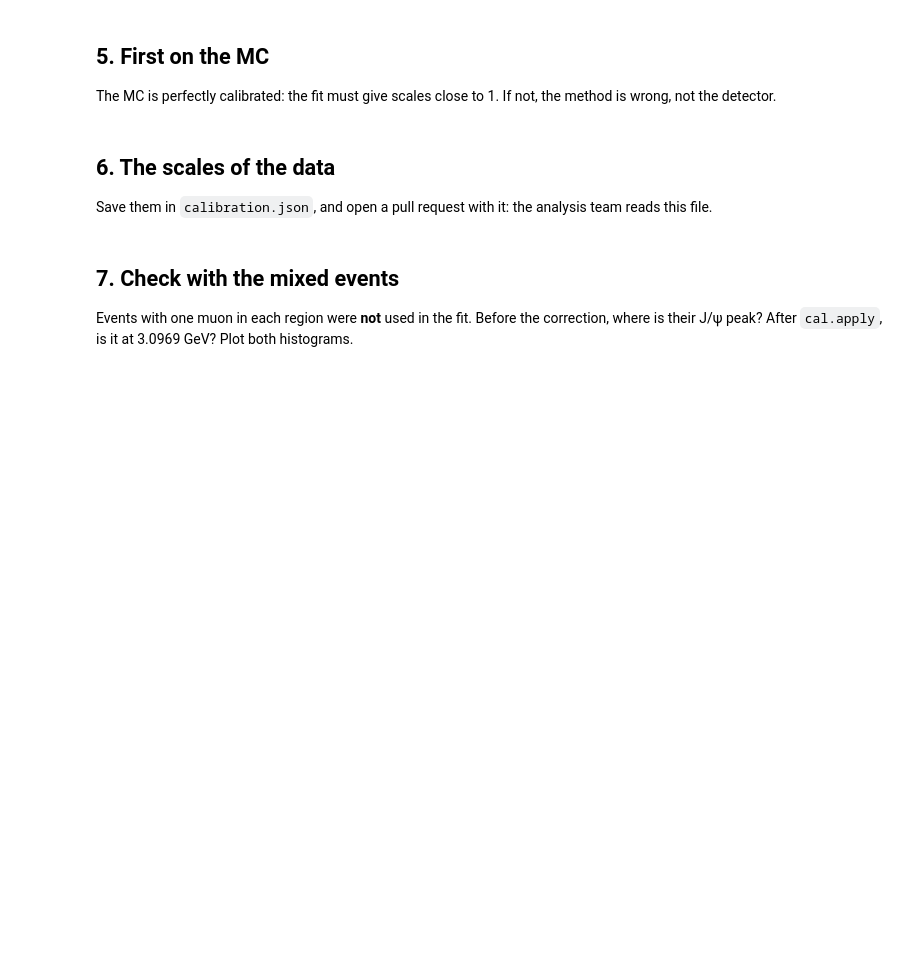
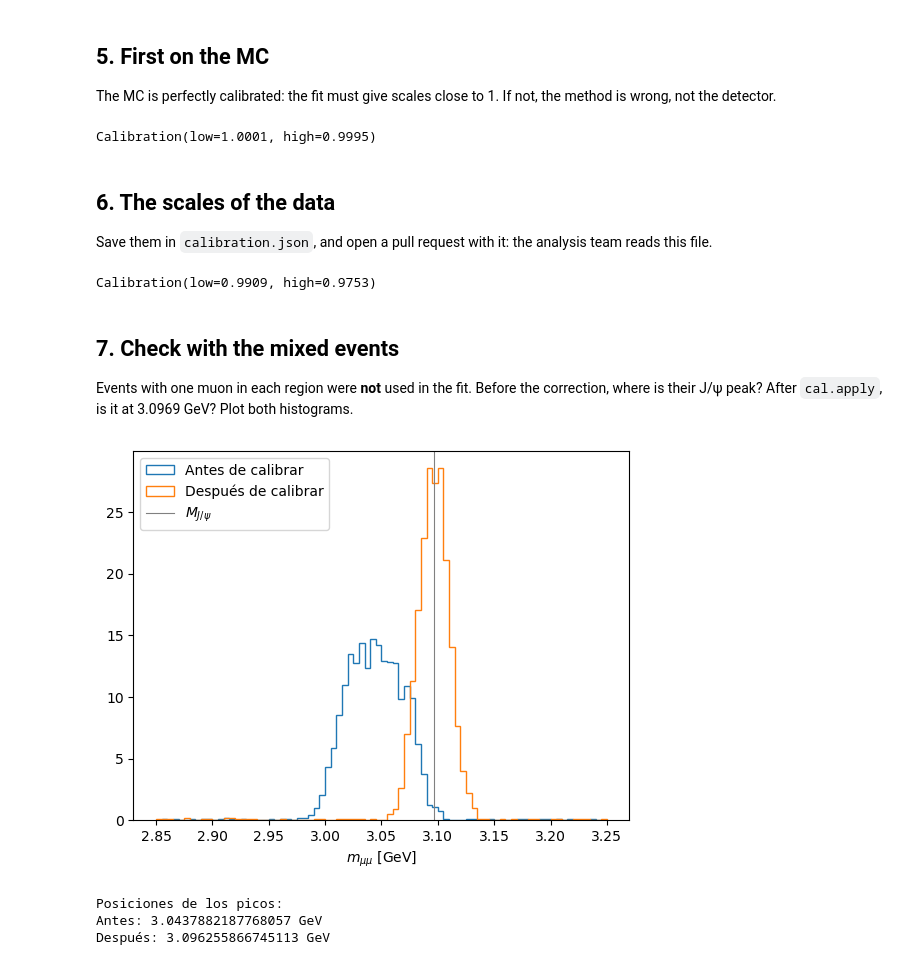
Before and after one commit to luis-cd/fca_bsmumu_fork, a Jupyter notebook: calibration.ipynb, the cells around one changed output. Cells and saved outputs as stored; diff of their text form; code cells hidden in the pictures; blank space fills up the shorter version.

```diff
--- a/calibration.ipynb
+++ b/calibration.ipynb
@@ -100,7 +143,9 @@ The MC is perfectly calibrated: the fit must give scales close to 1. If not, the
 wrong, not the detector.
 # %%
 # TODO (B): uncomment when Calibration.fit is written
-# Calibration().fit(dimuon.select(mc_control))
+Calibration().fit(dimuon.select(mc_control))
+# %% [output]
+Calibration(low=1.0001, high=0.9995)
 # %% [markdown]
 ## 6. The scales of the data
 
@@ -108,13 +153,44 @@ Save them in `calibration.json`, and open a pull request with it: the analysis t
 this file.
 # %%
 # TODO (B)
-# cal = Calibration().fit(control)
-# cal.save()
-# cal
+cal = Calibration().fit(control)
+cal.save()
+cal
+# %% [output]
+Calibration(low=0.9909, high=0.9753)
 # %% [markdown]
 ## 7. Check with the mixed events
 
 Events with one muon in each region were **not** used in the fit. Before the correction,
 where is their J/ψ peak? After `cal.apply`, is it at 3.0969 GeV? Plot both histograms.
 # %%
-# TODO (B)
+# Masa antes de la calibración
+m_before = dimuon.invariant_mass(control)
+
+# Masa después de la calibración
+control_cal = cal.apply(control)
+m_after = dimuon.invariant_mass(control_cal)
+
+# Histogramas de ambos
+bins = np.linspace(2.85, 3.25, 81) #límites del anterior histograma
+
+plt.hist(m_before, bins=bins, density=True, histtype='step', label='Antes de calibrar')
+
+plt.hist(m_after, bins=bins, density=True, histtype='step', label='Después de calibrar')
+
+plt.axvline(M_JPSI, color='grey', lw=0.8, label=r'$M_{J/\psi}$')
+
+plt.xlabel(r'$m_{\mu\mu}$ [GeV]')
+plt.legend()
+plt.show()
+
+
+#Posiciones de los picos
+print('Posiciones de los picos:')
+print('Antes:', fit_peak(m_before)[0], 'GeV')
+print('Después:', fit_peak(m_after)[0], 'GeV')
+# %% [output]
+[figure, added]
+Posiciones de los picos:
+Antes: 3.0437882187768057 GeV
+Después: 3.096255866745113 GeV
```
Also changed, not shown: parts of 9 cells of this notebook, 1 other file.
